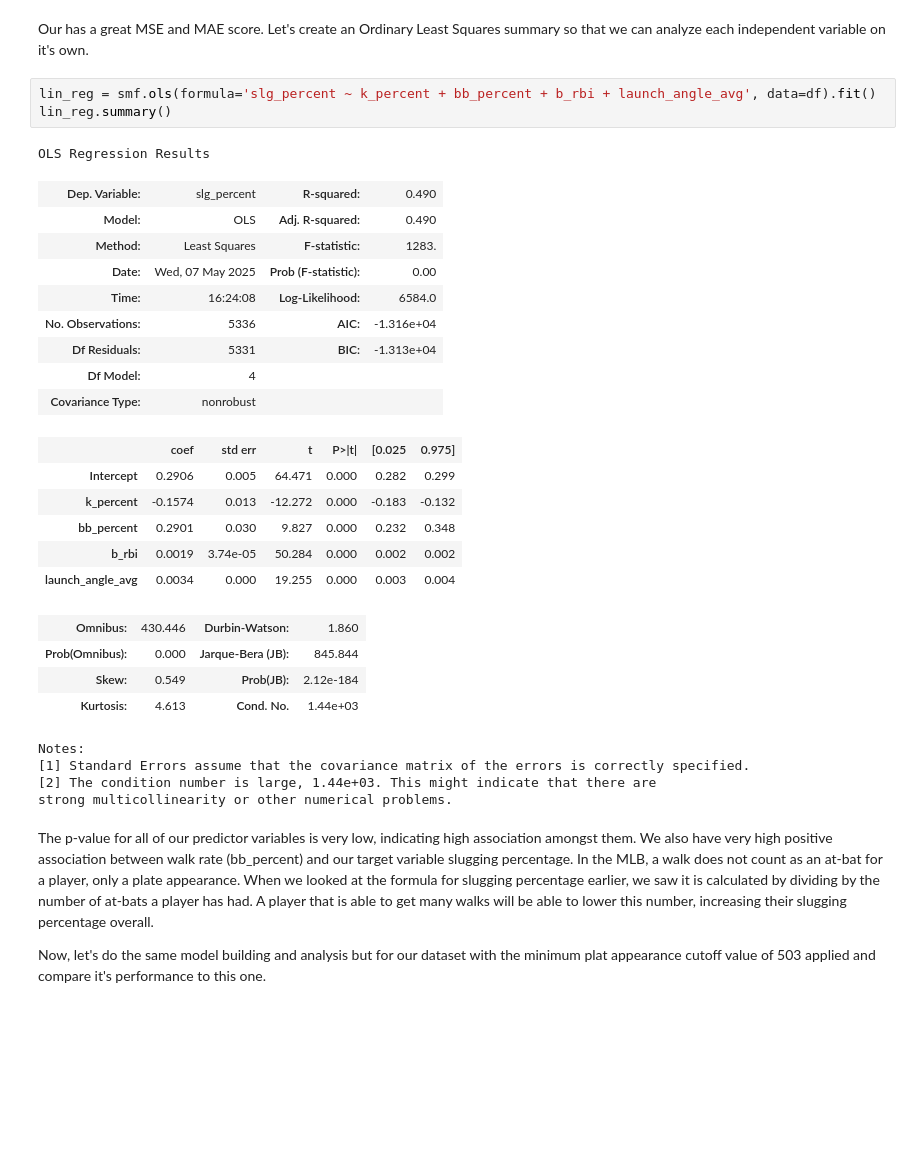
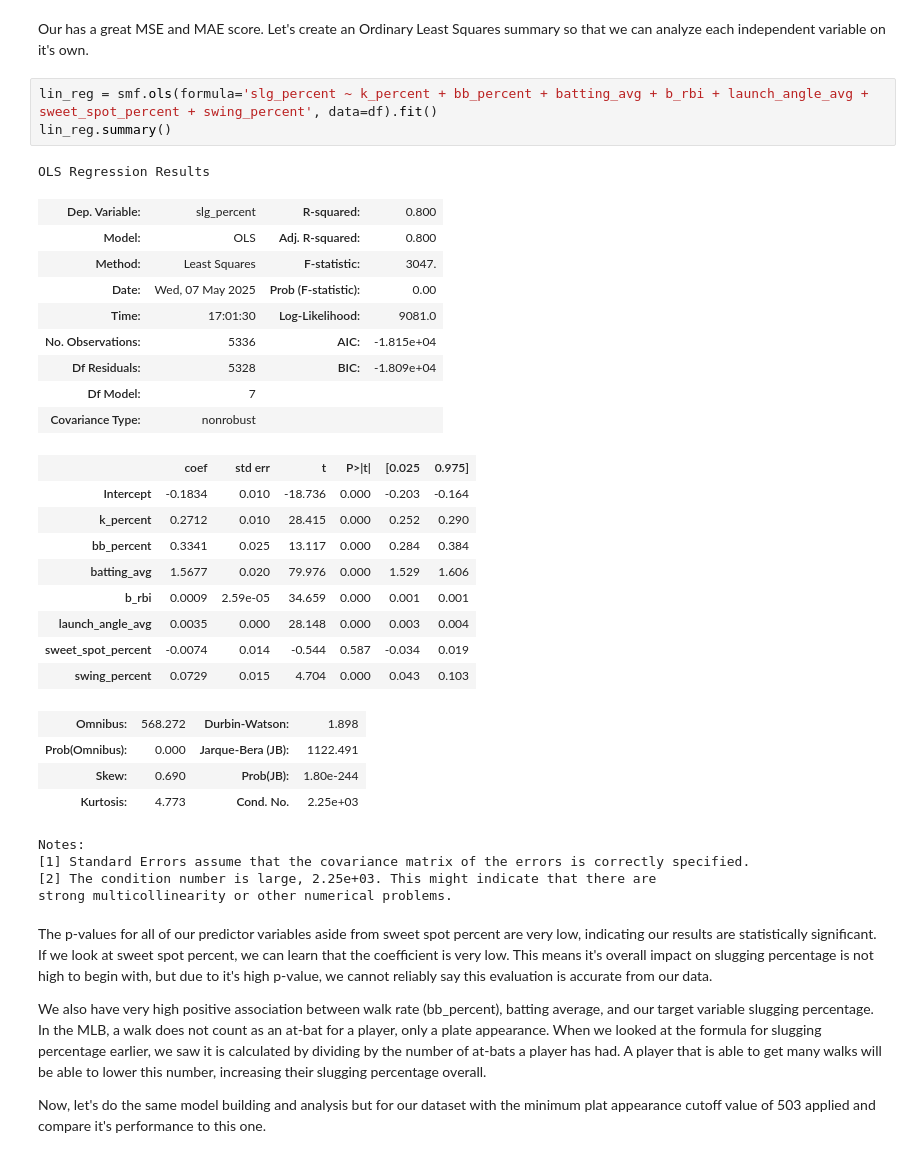
Before and after one commit to RyRom/da-proj, a Jupyter notebook: ml_demo.ipynb, the cells around one changed output. Saved outputs shown, nothing was run; the diff lists cells and outputs as text; blank space fills up the shorter version.

Commit message:
Centered some of the data to address multicolinearity before just dropping columns. Doubled the amount of available data. Now I will do the same for the data with bat tracking metrics.

```diff
--- a/ml_demo.ipynb
+++ b/ml_demo.ipynb
@@ -583,35 +618,40 @@ R-Squared: 0.48681
 # %% [markdown]
 Our has a great MSE and MAE score. Let's create an Ordinary Least Squares summary so that we can analyze each independent variable on it's own.
 # %%
-lin_reg = smf.ols(formula='slg_percent ~ k_percent + bb_percent + b_rbi + launch_angle_avg', data=df).fit()
+lin_reg = smf.ols(formula='slg_percent ~ k_percent + bb_percent + batting_avg + b_rbi + launch_angle_avg + sweet_spot_percent + swing_percent', data=df).fit()
 lin_reg.summary()
 # %% [output]
 OLS Regression Results
-| Dep. Variable: | slg_percent | R-squared: | 0.490 |
-| Model: | OLS | Adj. R-squared: | 0.490 |
-| Method: | Least Squares | F-statistic: | 1283. |
+| Dep. Variable: | slg_percent | R-squared: | 0.800 |
+| Model: | OLS | Adj. R-squared: | 0.800 |
+| Method: | Least Squares | F-statistic: | 3047. |
 | Date: | Wed, 07 May 2025 | Prob (F-statistic): | 0.00 |
-| Time: | 16:24:08 | Log-Likelihood: | 6584.0 |
-| No. Observations: | 5336 | AIC: | -1.316e+04 |
-| Df Residuals: | 5331 | BIC: | -1.313e+04 |
-| Df Model: | 4 |  |  |
+| Time: | 17:01:30 | Log-Likelihood: | 9081.0 |
+| No. Observations: | 5336 | AIC: | -1.815e+04 |
+| Df Residuals: | 5328 | BIC: | -1.809e+04 |
+| Df Model: | 7 |  |  |
 | Covariance Type: | nonrobust |  |  |
 |  | coef | std err | t | P>|t| | [0.025 | 0.975] |
-| Intercept | 0.2906 | 0.005 | 64.471 | 0.000 | 0.282 | 0.299 |
-| k_percent | -0.1574 | 0.013 | -12.272 | 0.000 | -0.183 | -0.132 |
-| bb_percent | 0.2901 | 0.030 | 9.827 | 0.000 | 0.232 | 0.348 |
-| b_rbi | 0.0019 | 3.74e-05 | 50.284 | 0.000 | 0.002 | 0.002 |
-| launch_angle_avg | 0.0034 | 0.000 | 19.255 | 0.000 | 0.003 | 0.004 |
+| Intercept | -0.1834 | 0.010 | -18.736 | 0.000 | -0.203 | -0.164 |
+| k_percent | 0.2712 | 0.010 | 28.415 | 0.000 | 0.252 | 0.290 |
+| bb_percent | 0.3341 | 0.025 | 13.117 | 0.000 | 0.284 | 0.384 |
+| batting_avg | 1.5677 | 0.020 | 79.976 | 0.000 | 1.529 | 1.606 |
+| b_rbi | 0.0009 | 2.59e-05 | 34.659 | 0.000 | 0.001 | 0.001 |
+| launch_angle_avg | 0.0035 | 0.000 | 28.148 | 0.000 | 0.003 | 0.004 |
+| sweet_spot_percent | -0.0074 | 0.014 | -0.544 | 0.587 | -0.034 | 0.019 |
+| swing_percent | 0.0729 | 0.015 | 4.704 | 0.000 | 0.043 | 0.103 |
-| Omnibus: | 430.446 | Durbin-Watson: | 1.860 |
-| Prob(Omnibus): | 0.000 | Jarque-Bera (JB): | 845.844 |
-| Skew: | 0.549 | Prob(JB): | 2.12e-184 |
-| Kurtosis: | 4.613 | Cond. No. | 1.44e+03 |
+| Omnibus: | 568.272 | Durbin-Watson: | 1.898 |
+| Prob(Omnibus): | 0.000 | Jarque-Bera (JB): | 1122.491 |
+| Skew: | 0.690 | Prob(JB): | 1.80e-244 |
+| Kurtosis: | 4.773 | Cond. No. | 2.25e+03 |
 Notes:
 [1] Standard Errors assume that the covariance matrix of the errors is correctly specified.
-[2] The condition number is large, 1.44e+03. This might indicate that there are
+[2] The condition number is large, 2.25e+03. This might indicate that there are
 strong multicollinearity or other numerical problems.
 # %% [markdown]
-The p-value for all of our predictor variables is very low, indicating high association amongst them. We also have very high positive association between walk rate (bb_percent) and our target variable slugging percentage. In the MLB, a walk does not count as an at-bat for a player, only a plate appearance. When we looked at the formula for slugging percentage earlier, we saw it is calculated by dividing by the number of at-bats a player has had. A player that is able to get many walks will be able to lower this number, increasing their slugging percentage overall.
+The p-values for all of our predictor variables aside from sweet spot percent are very low, indicating our results are statistically significant. If we look at sweet spot percent, we can learn that the coefficient is very low. This means it's overall impact on slugging percentage is not high to begin with, but due to it's high p-value, we cannot reliably say this evaluation is accurate from our data.
+
+We also have very high positive association between walk rate (bb_percent), batting average, and our target variable slugging percentage. In the MLB, a walk does not count as an at-bat for a player, only a plate appearance. When we looked at the formula for slugging percentage earlier, we saw it is calculated by dividing by the number of at-bats a player has had. A player that is able to get many walks will be able to lower this number, increasing their slugging percentage overall.
 
 Now, let's do the same model building and analysis but for our dataset with the minimum plat appearance cutoff value of 503 applied and compare it's performance to this one.
 # %%
```
Also changed, not shown: parts of 9 cells of this notebook.
